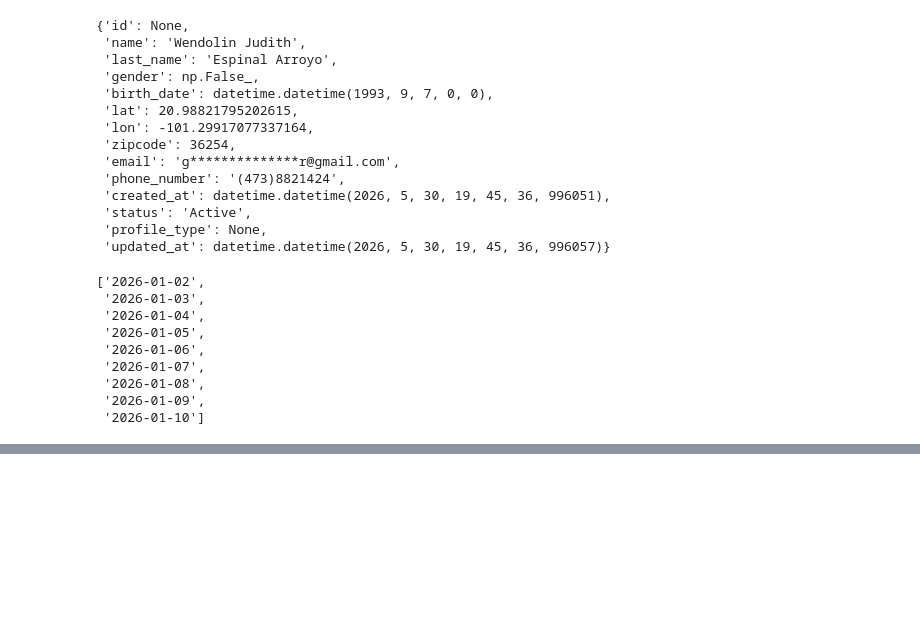
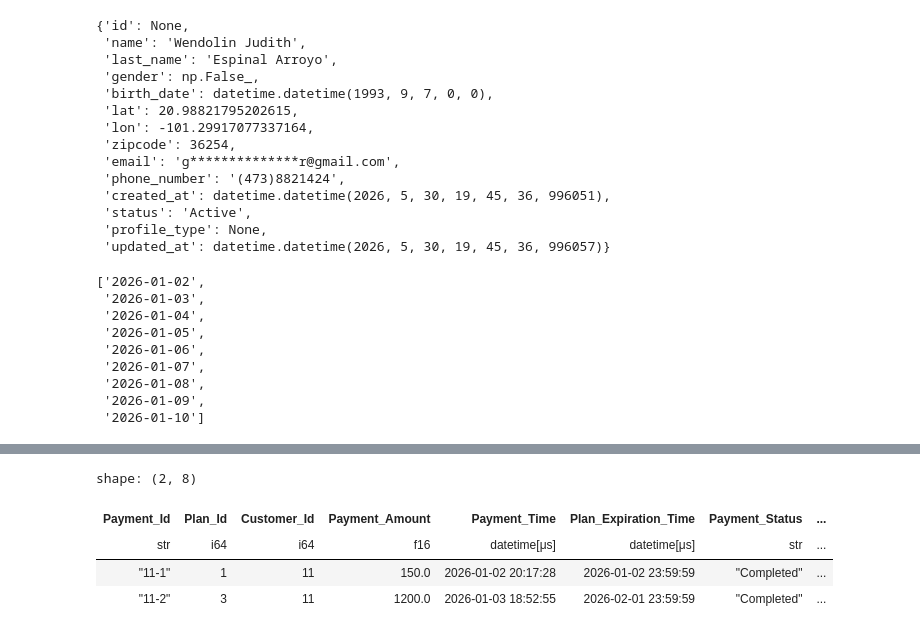
Before and after one commit to BrunoRodriguez274/Data_project, a Jupyter notebook: notebooks/access_data_generator.ipynb, the cells around one changed output, grey strips where cells are left out. Drawn from its saved outputs; the diff is of its cells as text; code cells hidden in the pictures; blank space fills up the shorter version.

```diff
--- a/notebooks/access_data_generator.ipynb
+++ b/notebooks/access_data_generator.ipynb
@@ -567,0 +631,8 @@ shape: (16, 8)
+# %%
+datasets[1].filter(pl.col("Customer_Id") == 11)
+# %% [output]
+shape: (2, 8)
+| Payment_Id | Plan_Id | Customer_Id | Payment_Amount | Payment_Time | Plan_Expiration_Time | Payment_Status | ... |
+| str | i64 | i64 | f16 | datetime[μs] | datetime[μs] | str | ... |
+| "11-1" | 1 | 11 | 150.0 | 2026-01-02 20:17:28 | 2026-01-02 23:59:59 | "Completed" | ... |
+| "11-2" | 3 | 11 | 1200.0 | 2026-01-03 18:52:55 | 2026-02-01 23:59:59 | "Completed" | ... |
```
Also changed, not shown: parts of 5 cells of this notebook, 3 other files.
